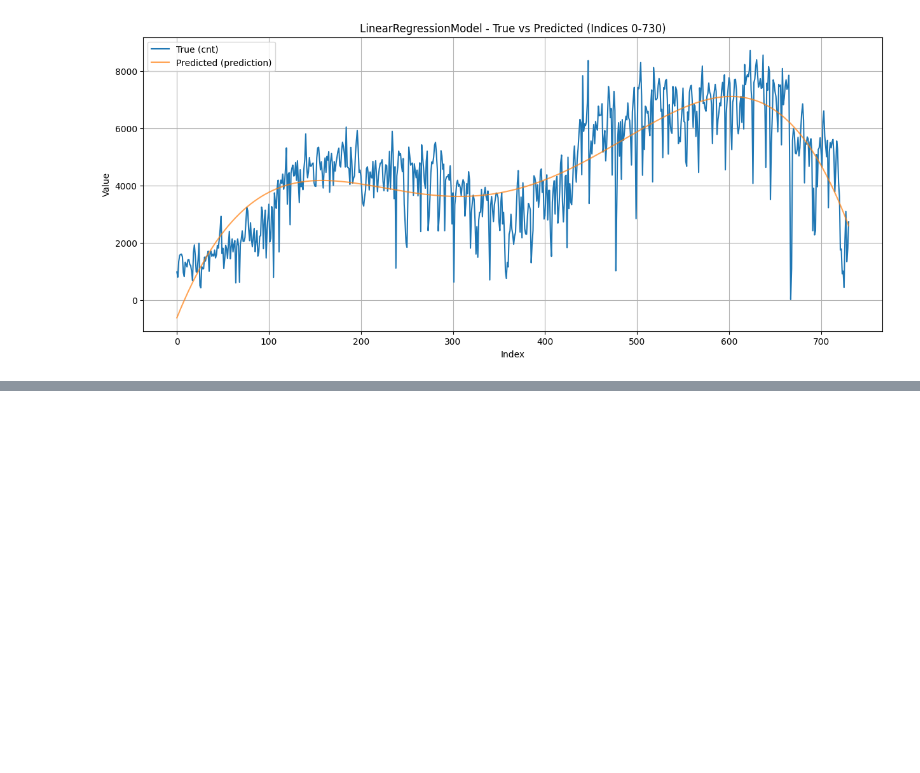
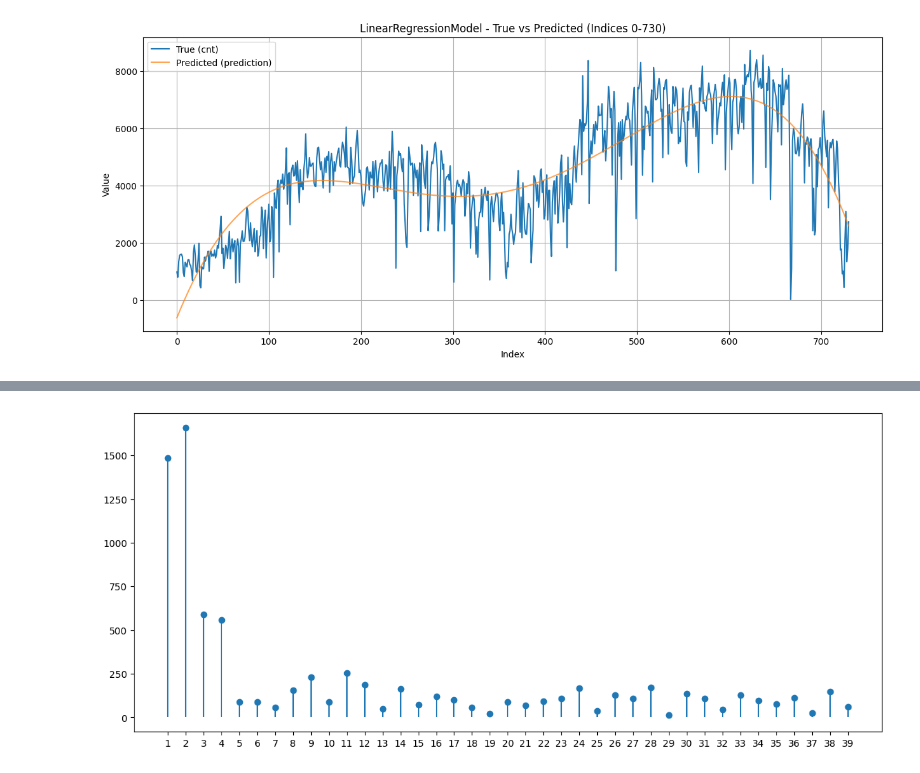
Before and after one commit to IwoSzczepaniak/DataExploration, a Jupyter notebook: src/main/resources/spark-jdk17/spark-jupyter/lab6.ipynb, the cells around one changed output, grey strips where cells are left out. Saved outputs shown, nothing was run; the diff lists cells and outputs as text; code cells hidden in the pictures; blank space fills up the shorter version.

```diff
--- a/src/main/resources/spark-jdk17/spark-jupyter/lab6.ipynb
+++ b/src/main/resources/spark-jdk17/spark-jupyter/lab6.ipynb
@@ -853,0 +943,22 @@ Plotting results from index 0 to 730
+# %%
+import numpy as np
+import matplotlib.pyplot as plt
+import scipy.fftpack
+
+y = pdf.cnt.to_numpy()
+x = np.arange(-y.shape[0]//2,y.shape[0]//2)
+
+yf = scipy.fftpack.fft(y)
+
+N=y.shape[0]
+
+yf = scipy.fftpack.fft(y)
+yf[0]=0
+xf = np.arange(1,40)
+
+plt.scatter(xf, 2.0/N * np.abs(yf[1:40]))
+plt.vlines(xf, np.zeros(39),2.0/N * np.abs(yf[1:40]))
+plt.xticks(xf)
+plt.show()
+# %% [output]
+[figure, added]
```
Also changed, not shown: parts of 5 cells of this notebook.
